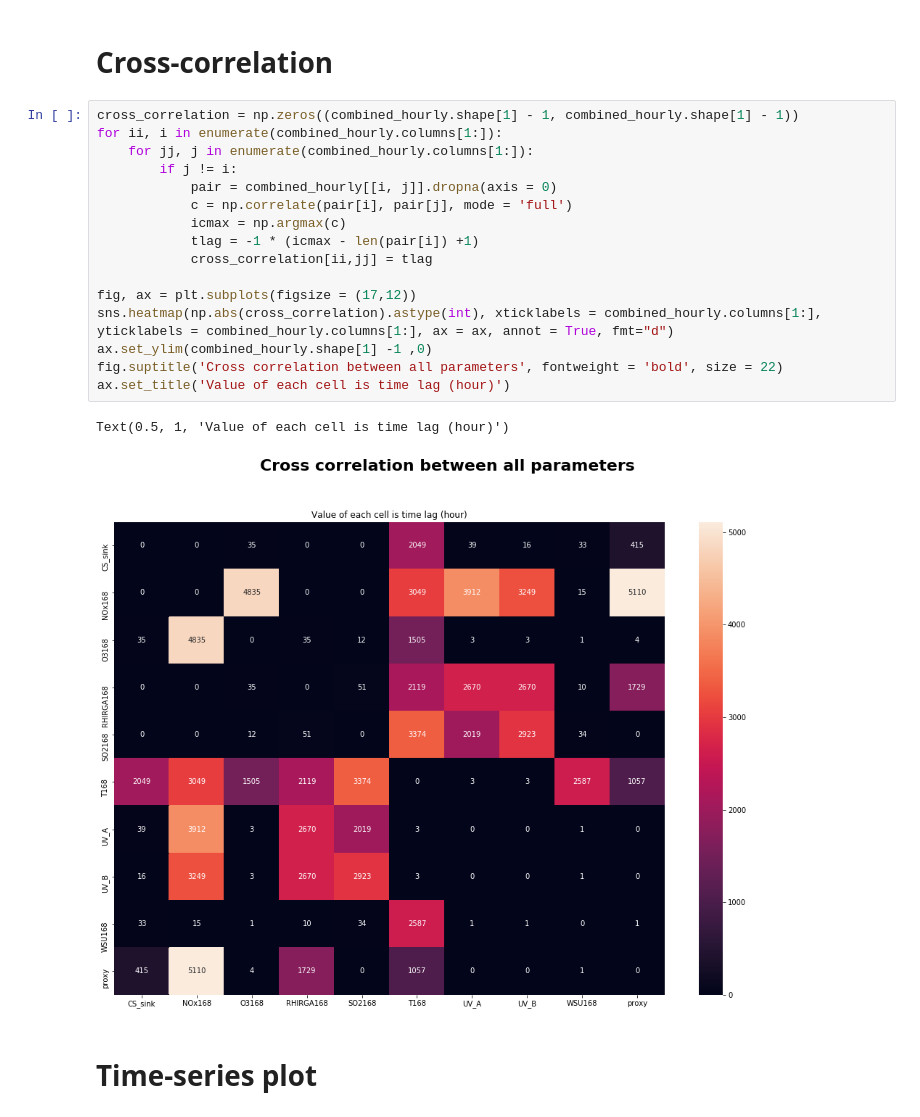
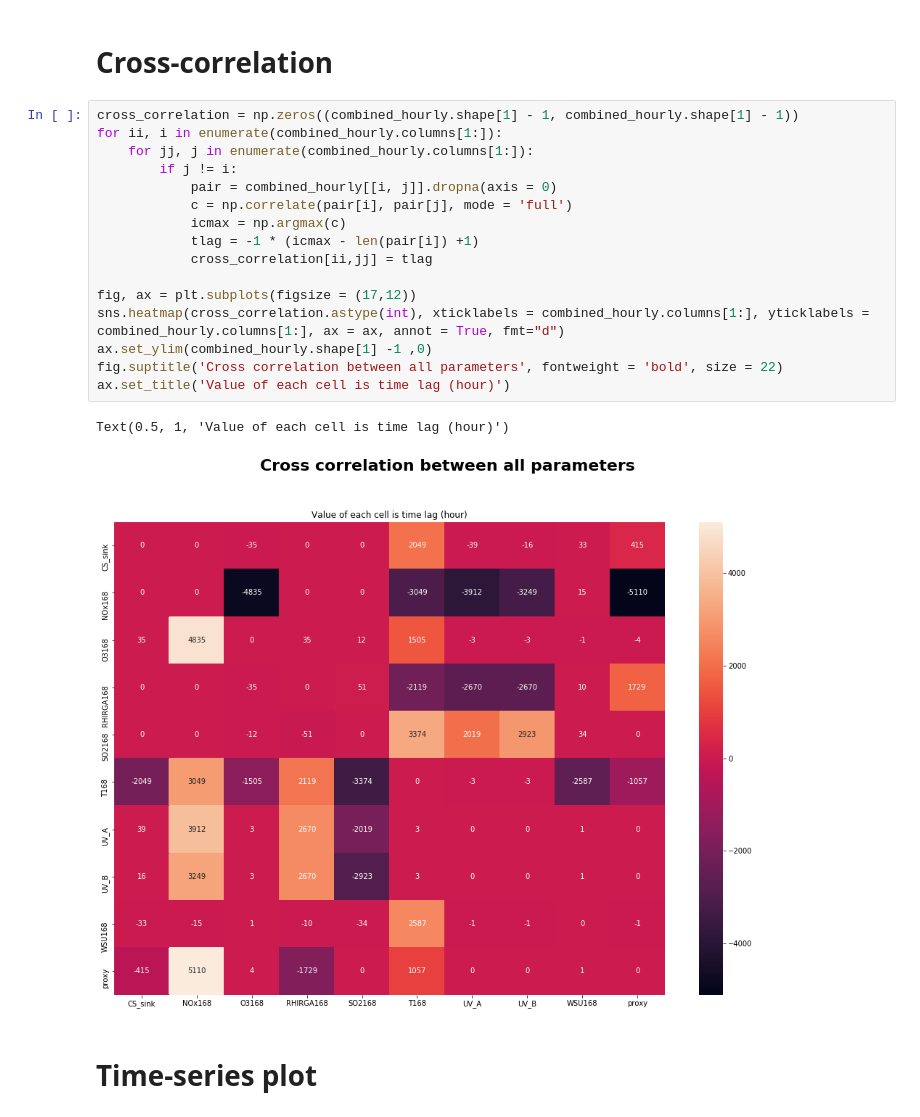
Before and after one commit to vietle94/NPF-smearII, a Jupyter notebook: Project.ipynb, the cells around one changed output. Saved outputs shown, nothing was run; the diff lists cells and outputs as text.

```diff
--- a/Project.ipynb
+++ b/Project.ipynb
@@ -477,22 +477,22 @@ Text(0.5, 1, 'Daily correlation on Non-Event day')
 # %%
 cross_correlation = np.zeros((combined_hourly.shape[1] - 1, combined_hourly.shape[1] - 1))
 for ii, i in enumerate(combined_hourly.columns[1:]):
     for jj, j in enumerate(combined_hourly.columns[1:]):
         if j != i:
             pair = combined_hourly[[i, j]].dropna(axis = 0)
             c = np.correlate(pair[i], pair[j], mode = 'full')
             icmax = np.argmax(c)
             tlag = -1 * (icmax - len(pair[i]) +1)
             cross_correlation[ii,jj] = tlag
 
 fig, ax = plt.subplots(figsize = (17,12))
-sns.heatmap(np.abs(cross_correlation).astype(int), xticklabels = combined_hourly.columns[1:], yticklabels = combined_hourly.columns[1:], ax = ax, annot = True, fmt="d")
+sns.heatmap(cross_correlation.astype(int), xticklabels = combined_hourly.columns[1:], yticklabels = combined_hourly.columns[1:], ax = ax, annot = True, fmt="d")
 ax.set_ylim(combined_hourly.shape[1] -1 ,0)
 fig.suptitle('Cross correlation between all parameters', fontweight = 'bold', size = 22)
 ax.set_title('Value of each cell is time lag (hour)')
 # %% [output]
 Text(0.5, 1, 'Value of each cell is time lag (hour)')
-[figure, old version]
+[figure, new version]
 # %% [markdown]
 # Time-series plot
 # %%
```
Also changed, not shown: parts of 7 cells of this notebook.
